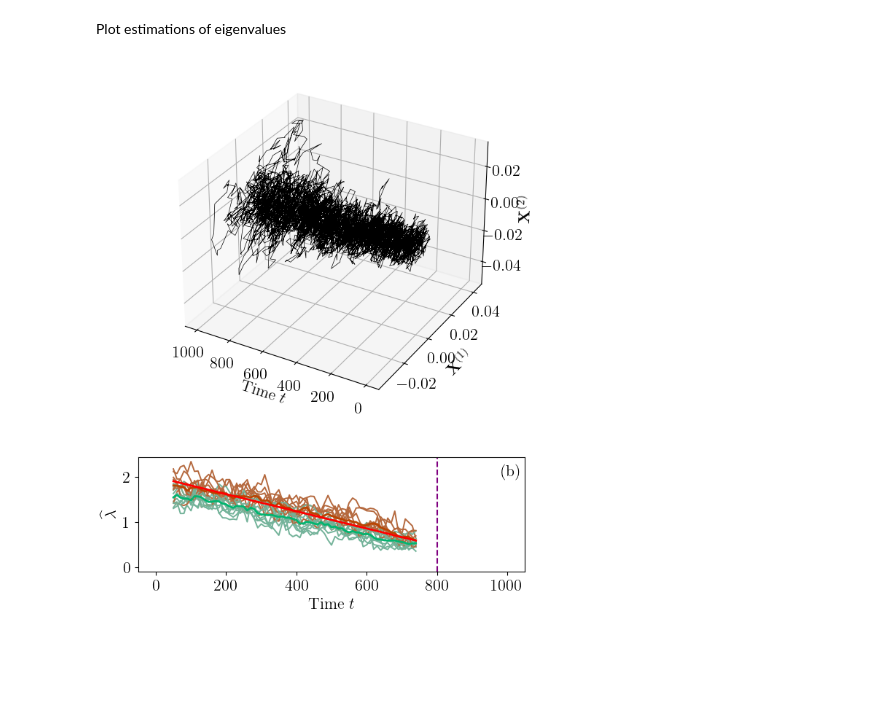
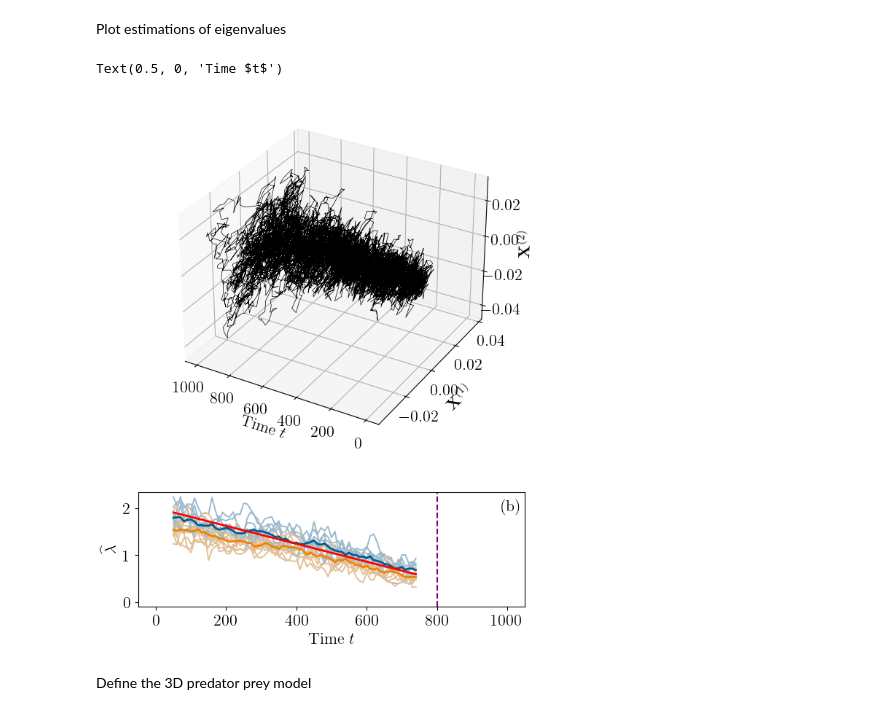
Before and after one commit to andreasmorr/KramersMoyalEWS, a Jupyter notebook: KM_EWS_plots.ipynb, the cells around one changed output. Drawn from its saved outputs; the diff is of its cells as text; code cells hidden in the pictures; blank space fills up the shorter version.

Commit message:
new multi-d models

```diff
--- a/KM_EWS_plots.ipynb
+++ b/KM_EWS_plots.ipynb
@@ -26,10 +26,12 @@ plt.rcParams.update({'font.family': 'serif',
 samplecolor = "black"
 errorcolor = "grey"
 theocolor = "red"
-eigval1meancolor = "#ba4502"
-eigval1errorcolor = "#b5693e"
-eigval2meancolor = "#02b570"
-eigval2errorcolor = "#74b39a"
+eigval1meancolor = "#015d91"
+eigval1errorcolor = "#9bbacc"
+eigval2meancolor = "#ed8302"
+eigval2errorcolor = "#e3c096"
+eigval3meancolor = "#007a5a"
+eigval3errorcolor = "#92d4c2"
 kmcolorrange = matplotlib.colormaps["cool"]
 samplelinewidth = 1*2
 errorlinewidth = 0.7*2
@@ -346,25 +348,25 @@ meansampleac1 = np.mean(sampleac1s, axis = 0)
 Calculate KM coefficients
 # %%
 sampleedges = []
-samplekm1 = []
-samplekm2 = []
+samplea = []
+sampleb = []
 samplelambdas = []
 for i in range(samplesize):
     sampleedges.append([])
-    samplekm1.append([])
-    samplekm2.append([])
+    samplea.append([])
+    sampleb.append([])
     samplelambdas.append([])
     for j in range(0,T_measure * OneOverDelta_t-windowsize,leap):
         km_analysis_results = KM_EWS_methods.full_km_analysis(samplepaths[i][0][j: j + windowsize], Delta_t) # See more specifics in the file KM_EWS_methods.py
         sampleedges[i].append(km_analysis_results[0])
-        samplekm1[i].append(km_analysis_results[1])
-        samplekm2[i].append(km_analysis_results[2])
+        samplea[i].append(km_analysis_results[1])
+        sampleb[i].append(km_analysis_results[2])
         samplelambdas[i].append(km_analysis_results[3])
 
 
 sampleedges = np.array(sampleedges)
-samplekm1 = np.array(samplekm1)
-samplekm2 = np.array(samplekm2)
+samplea = np.array(samplea)
+sampleb = np.array(sampleb)
 samplelambdas = np.array(samplelambdas)
 
 meansamplelambda = np.mean(samplelambdas, axis = 0)
@@ -414,5 +416,5 @@ fig.subplots_adjust(left=.13, bottom=.07, right=.99, top=.93, hspace=.12, wspace
 # %%
-fig, [xplt, varplt, ac1plt, linkm1plt] = plt.subplots(nrows=4, ncols=1,figsize=(3.42*2, 4.5*2),gridspec_kw={'height_ratios': [1, 1, 1, 1]}, sharex=True)
+fig, [xplt, varplt, ac1plt, lambdaplt] = plt.subplots(nrows=4, ncols=1,figsize=(3.42*2, 4.5*2),gridspec_kw={'height_ratios': [1, 1, 1, 1]}, sharex=True)
 props = dict(edgecolor="none", facecolor='white', alpha=0)
 xplt.plot(plt_tspan, samplepaths[0][0], color = samplecolor, linewidth = samplelinewidth)
 xplt.axvline(T_measure, linestyle = "dashed", color = "purple")
@@ -434,14 +436,14 @@ ac1plt.set_ylabel("AC(1)")
 #ac1plt.set_ylim([0.99 * min(meansampleac1), 1.01 * max(meansampleac1)])
 ac1plt.text(0.94, 0.94, "(c)", transform=ac1plt.transAxes, verticalalignment='top', bbox=props)
 for i in range(samplesize):
-    linkm1plt.plot(range(round(windowsize/OneOverDelta_t / 2), T_measure - round(windowsize/OneOverDelta_t / 2), round(leap/OneOverDelta_t)), samplelambdas[i], color = errorcolor, linewidth = errorlinewidth)
-linkm1plt.plot(range(round(windowsize/OneOverDelta_t / 2), T_measure - round(windowsize/OneOverDelta_t / 2), round(leap/OneOverDelta_t)), meansamplelambda, color = samplecolor, linewidth = theolinewidth)
-linkm1plt.axvline(T_measure, linestyle = "dashed", color = "purple")
-linkm1plt.set_ylabel("$\widehat{\lambda}$")
-linkm1plt.text(0.94, 0.94, "(d)", transform=linkm1plt.transAxes, verticalalignment='top', bbox=props)
-linkm1plt.set_xlabel("Time $t$")
+    lambdaplt.plot(range(round(windowsize/OneOverDelta_t / 2), T_measure - round(windowsize/OneOverDelta_t / 2), round(leap/OneOverDelta_t)), samplelambdas[i], color = errorcolor, linewidth = errorlinewidth)
+lambdaplt.plot(range(round(windowsize/OneOverDelta_t / 2), T_measure - round(windowsize/OneOverDelta_t / 2), round(leap/OneOverDelta_t)), meansamplelambda, color = samplecolor, linewidth = theolinewidth)
+lambdaplt.axvline(T_measure, linestyle = "dashed", color = "purple")
+lambdaplt.set_ylabel("$\widehat{\lambda}$")
+lambdaplt.text(0.94, 0.94, "(d)", transform=lambdaplt.transAxes, verticalalignment='top', bbox=props)
+lambdaplt.set_xlabel("Time $t$")
 
-[plots.yaxis.set_label_coords(-0.1,.5) for plots in [xplt, varplt, ac1plt, linkm1plt]]
+[plots.yaxis.set_label_coords(-0.1,.5) for plots in [xplt, varplt, ac1plt, lambdaplt]]
 
 fig.subplots_adjust(left=.13, bottom=.07, right=.99, top=.99, hspace=.15, wspace=.2)
 
@@ -588,31 +590,34 @@ Plot estimations of eigenvalues
 # %%
 fig, [xyplt, eigvalplt] = plt.subplots(nrows=2, ncols=1,figsize=(3.42*2, 4.5*2),gridspec_kw={'height_ratios': [3, 1]})
 props = dict(edgecolor="none", facecolor='white', alpha=0)
 xyplt.remove()
 xyplt = fig.add_subplot(2,1,1,projection="3d")
-xyplt.plot(plt_tspan[::OneOverDelta_t//4], samplepaths[0][0][::OneOverDelta_t//4], samplepaths[0][1][::OneOverDelta_t//4], color = samplecolor, linewidth = samplelinewidth/4)
+xyplt.plot(plt_tspan[::OneOverDelta_t//10], samplepaths[0][0][::OneOverDelta_t//10], samplepaths[0][1][::OneOverDelta_t//10], color = samplecolor, linewidth = samplelinewidth/4)
 xyplt.set_xlim([xyplt.get_xlim()[1], xyplt.get_xlim()[0]])
 xyplt.set_zlabel(r"$\mathbf{X}^{(2)}$")
 xyplt.set_xlabel("Time $t$")
 xyplt.set_ylabel(r"$\mathbf{X}^{(1)}$")
 #xyplt.text(0.94, 0.96, "(a)", transform=xyplt.transAxes, verticalalignment='top', bbox=props)
 for i in range(samplesize):
     eigvalplt.plot(range(round(windowsize/OneOverDelta_t / 2), T_measure - round(windowsize/OneOverDelta_t / 2), round(leap/OneOverDelta_t)), samplelambdas[i][:,0], color = eigval1errorcolor, linewidth = errorlinewidth)
     eigvalplt.plot(range(round(windowsize/OneOverDelta_t / 2), T_measure - round(windowsize/OneOverDelta_t / 2), round(leap/OneOverDelta_t)), samplelambdas[i][:,1], color = eigval2errorcolor, linewidth = errorlinewidth)
 eigvalplt.plot(range(round(windowsize/OneOverDelta_t / 2), T_measure - round(windowsize/OneOverDelta_t / 2), round(leap/OneOverDelta_t)), meansamplelambda[:,0], color = eigval1meancolor, linewidth = theolinewidth)
 eigvalplt.plot(range(round(windowsize/OneOverDelta_t / 2), T_measure - round(windowsize/OneOverDelta_t / 2), round(leap/OneOverDelta_t)), meansamplelambda[:,1], color = eigval2meancolor, linewidth = theolinewidth)
 eigvalplt.plot(range(round(windowsize/OneOverDelta_t / 2), T_measure - round(windowsize/OneOverDelta_t / 2), round(leap/OneOverDelta_t)), [mu(t) for t in range(round(windowsize/OneOverDelta_t / 2), T_measure - round(windowsize/OneOverDelta_t / 2), round(leap/OneOverDelta_t))], color = theocolor, linewidth = theolinewidth)
 eigvalplt.scatter([0,T],[meansamplelambda[0][0],meansamplelambda[0][0]],color="white")
 eigvalplt.axvline(T_measure, linestyle = "dashed", color = "purple")
 eigvalplt.set_ylabel("$\widehat{\lambda}$")
 eigvalplt.set_ylim(-0.1,eigvalplt.get_ylim()[1])
 eigvalplt.text(0.94, 0.94, "(b)", transform=eigvalplt.transAxes, verticalalignment='top', bbox=props)
 eigvalplt.set_xlabel("Time $t$")
 
 #[plots.yaxis.set_label_coords(-0.1,.5) for plots in [xyplt, eigvalplt]]
 
 #fig.subplots_adjust(left=.13, bottom=.07, right=.99, top=.99, hspace=.1, wspace=.2)
 
 #fig.savefig("Plots/HopfEigVals" + time.strftime("%Y%m%d-%H%M%S") + '.pdf', transparent=True)
 # %% [output]
+Text(0.5, 0, 'Time $t$')
-[figure, old version]
+[figure, new version]
+# %% [markdown]
+Define the 3D predator prey model
```
Also changed, not shown: parts of 17 cells of this notebook.
